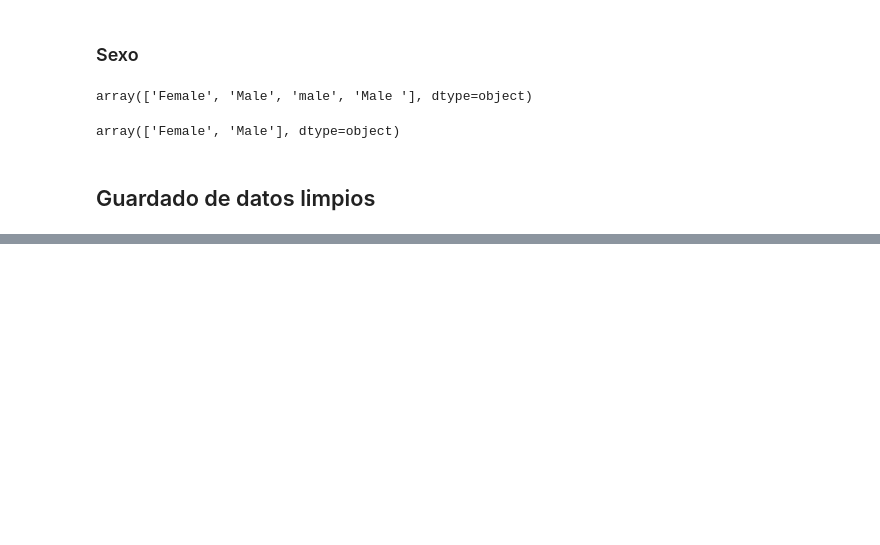
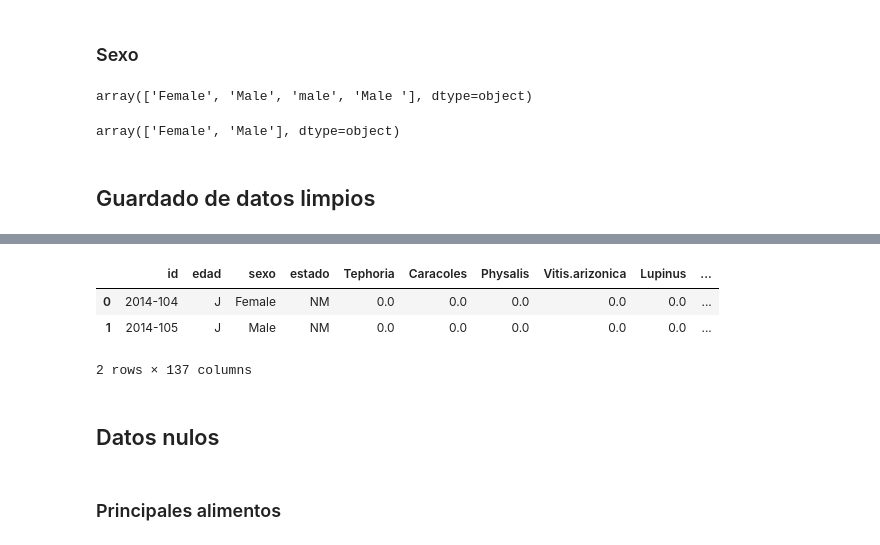
Before and after one commit to fofojaramillo/codornices-proyecto, a Jupyter notebook: Preparacion_de_datos.ipynb, the cells around one changed output, grey strips where cells are left out. Drawn from its saved outputs; the diff is of its cells as text; code cells hidden in the pictures; blank space fills up the shorter version.

```diff
--- a/Preparacion_de_datos.ipynb
+++ b/Preparacion_de_datos.ipynb
@@ -202,0 +215,11 @@ df_1_clean.to_csv('./data/dataset_preprocessed.csv')
+# %%
+df3.head(2)
+# %% [output]
+|  | id | edad | sexo | estado | Tephoria | Caracoles | Physalis | Vitis.arizonica | Lupinus | ... |
+| 0 | 2014-104 | J | Female | NM | 0.0 | 0.0 | 0.0 | 0.0 | 0.0 | ... |
+| 1 | 2014-105 | J | Male | NM | 0.0 | 0.0 | 0.0 | 0.0 | 0.0 | ... |
+2 rows × 137 columns
+# %% [markdown]
+## Datos nulos
+# %% [markdown]
+### Principales alimentos
```
Also changed, not shown: parts of 32 cells of this notebook.
